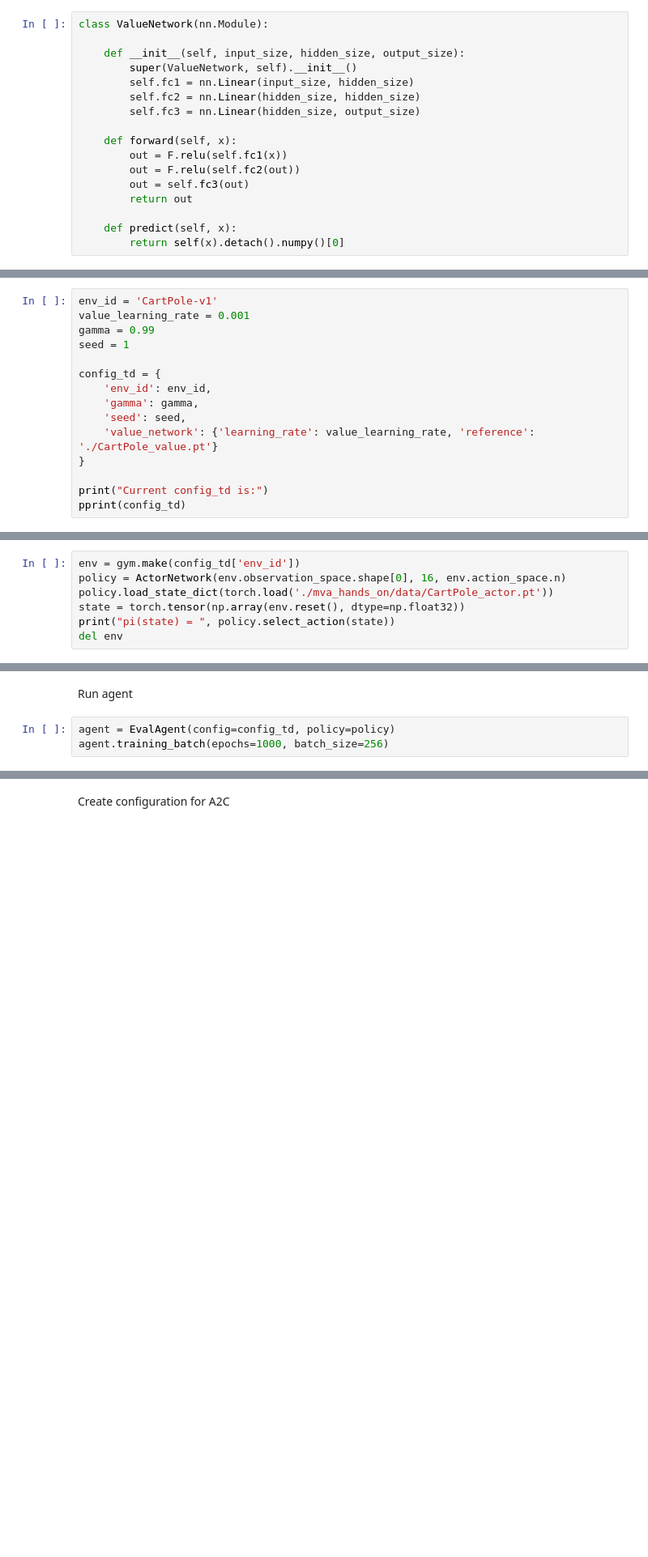
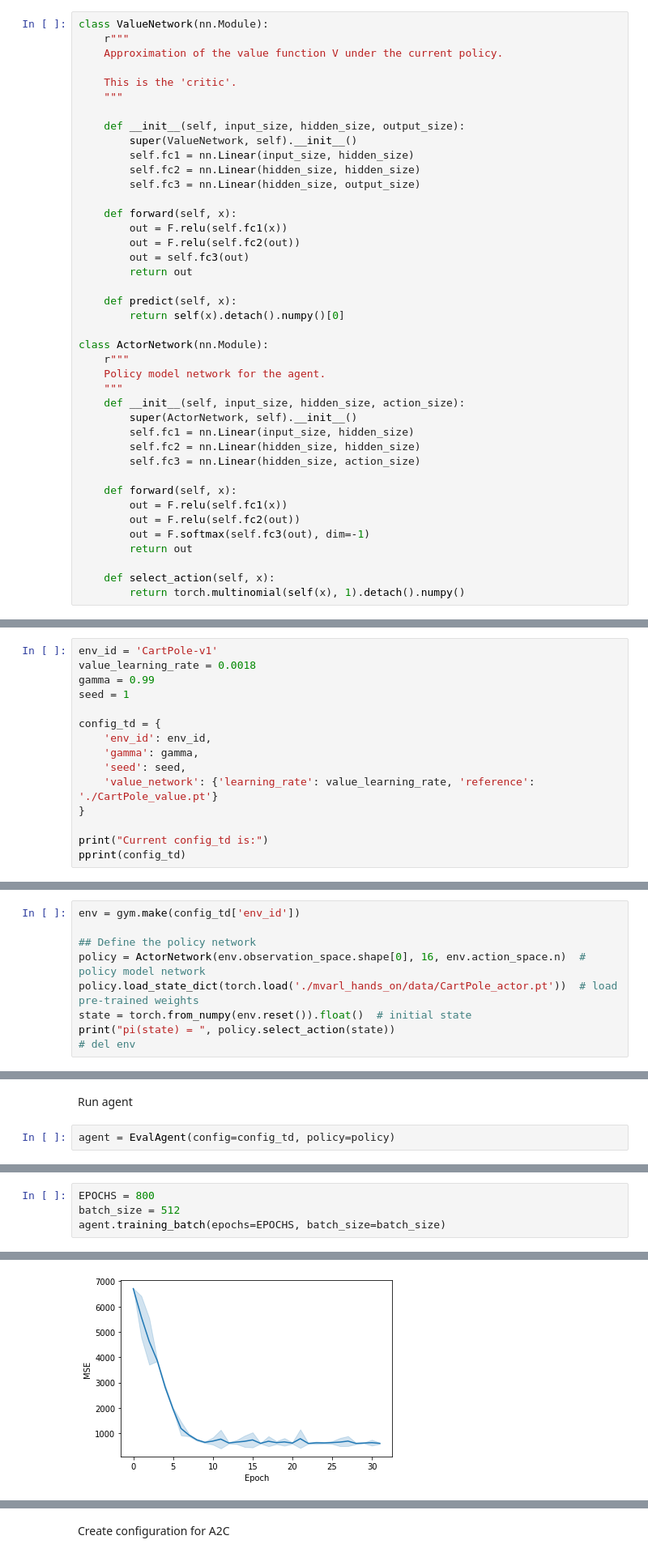
Before and after one commit to ManifoldFR/mva-reinforcementlearning, a Jupyter notebook: MVARL19_part2.ipynb, the cells around one changed output, grey strips where cells are left out. Shown at 81% size. Saved outputs shown, nothing was run; the diff lists cells and outputs as text; blank space fills up the shorter version.

```diff
--- a/MVARL19_part2.ipynb
+++ b/MVARL19_part2.ipynb
@@ -406,5 +419,10 @@ Define network for Q-function (ValueNetwork) and policy (ActorNetwork)
 # %%
 class ValueNetwork(nn.Module):
+    r"""
+    Approximation of the value function V under the current policy.
+
+    This is the 'critic'.
+    """
 
     def __init__(self, input_size, hidden_size, output_size):
         super(ValueNetwork, self).__init__()
@@ -420,3 +438,22 @@ class ValueNetwork(nn.Module):
 
     def predict(self, x):
         return self(x).detach().numpy()[0]
+
+class ActorNetwork(nn.Module):
+    r"""
+    Policy model network for the agent.
+    """
+    def __init__(self, input_size, hidden_size, action_size):
+        super(ActorNetwork, self).__init__()
+        self.fc1 = nn.Linear(input_size, hidden_size)
+        self.fc2 = nn.Linear(hidden_size, hidden_size)
+        self.fc3 = nn.Linear(hidden_size, action_size)
+
+    def forward(self, x):
+        out = F.relu(self.fc1(x))
+        out = F.relu(self.fc2(out))
+        out = F.softmax(self.fc3(out), dim=-1)
+        return out
+
+    def select_action(self, x):
+        return torch.multinomial(self(x), 1).detach().numpy()
@@ -618,7 +691,7 @@ class EvalAgent:
 Define configuration
 # %%
 env_id = 'CartPole-v1'
-value_learning_rate = 0.001
+value_learning_rate = 0.0018
 gamma = 0.99
 seed = 1
 
@@ -636,7 +715,9 @@ Create policy
 # %%
 env = gym.make(config_td['env_id'])
-policy = ActorNetwork(env.observation_space.shape[0], 16, env.action_space.n)
-policy.load_state_dict(torch.load('./mva_hands_on/data/CartPole_actor.pt'))
-state = torch.tensor(np.array(env.reset(), dtype=np.float32))
+
+## Define the policy network
+policy = ActorNetwork(env.observation_space.shape[0], 16, env.action_space.n)  # policy model network
+policy.load_state_dict(torch.load('./mvarl_hands_on/data/CartPole_actor.pt'))  # load pre-trained weights
+state = torch.from_numpy(env.reset()).float()  # initial state
 print("pi(state) = ", policy.select_action(state))
-del env
+# del env
@@ -644,4 +727,3 @@ del env
 Run agent
 # %%
 agent = EvalAgent(config=config_td, policy=policy)
-agent.training_batch(epochs=1000, batch_size=256)
@@ -647,0 +753,5 @@ agent.training_batch(epochs=1000, batch_size=256)
+# %%
+EPOCHS = 800
+batch_size = 512
+agent.training_batch(epochs=EPOCHS, batch_size=batch_size)
+# %% [output]
@@ -648,3 +775,4 @@ agent.training_batch(epochs=1000, batch_size=256)
+[figure, added]
 # %% [markdown]
 ## Advantage Actor Critic (A2C)
 **Q3: Implement the A2C method**
```
Also changed, not shown: parts of 15 cells of this notebook, 7 other files.
